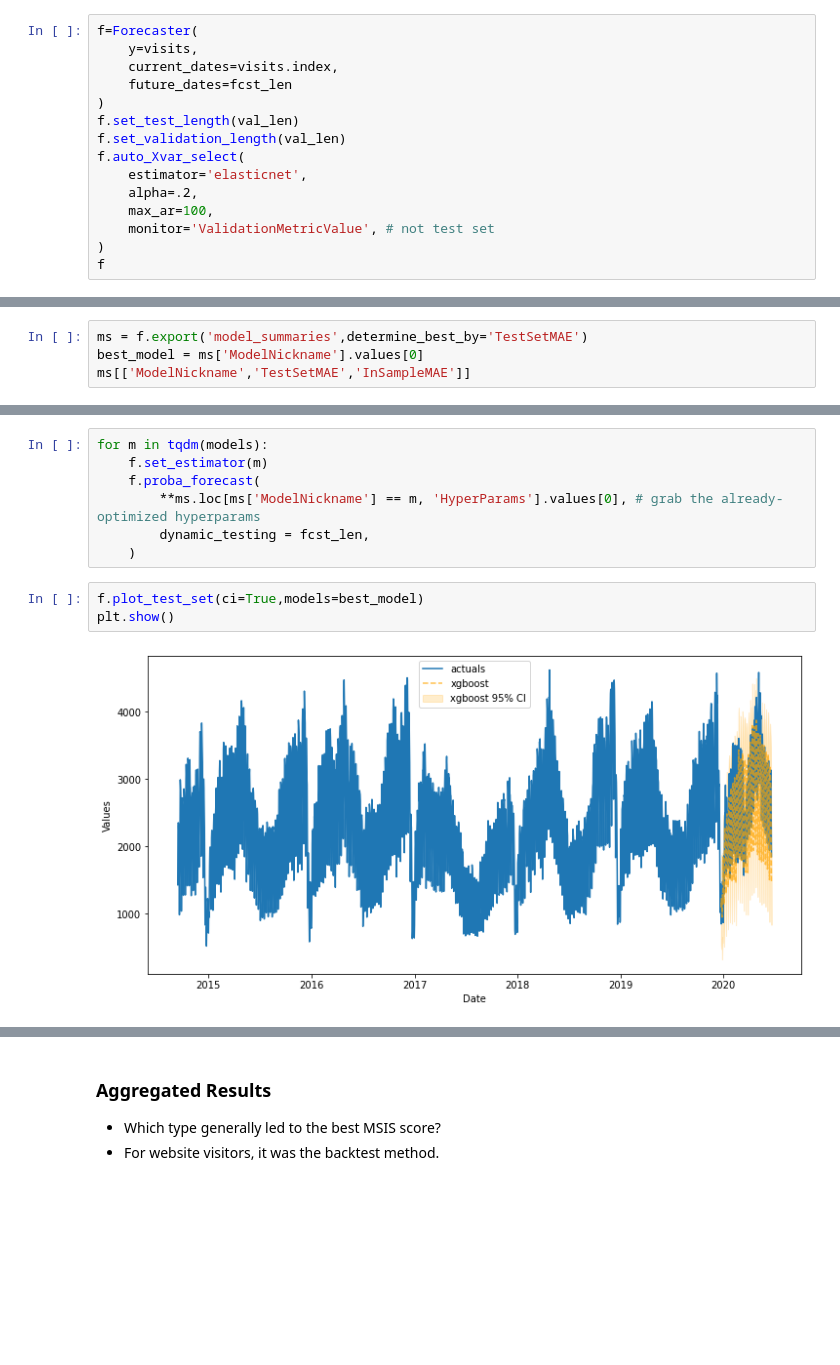
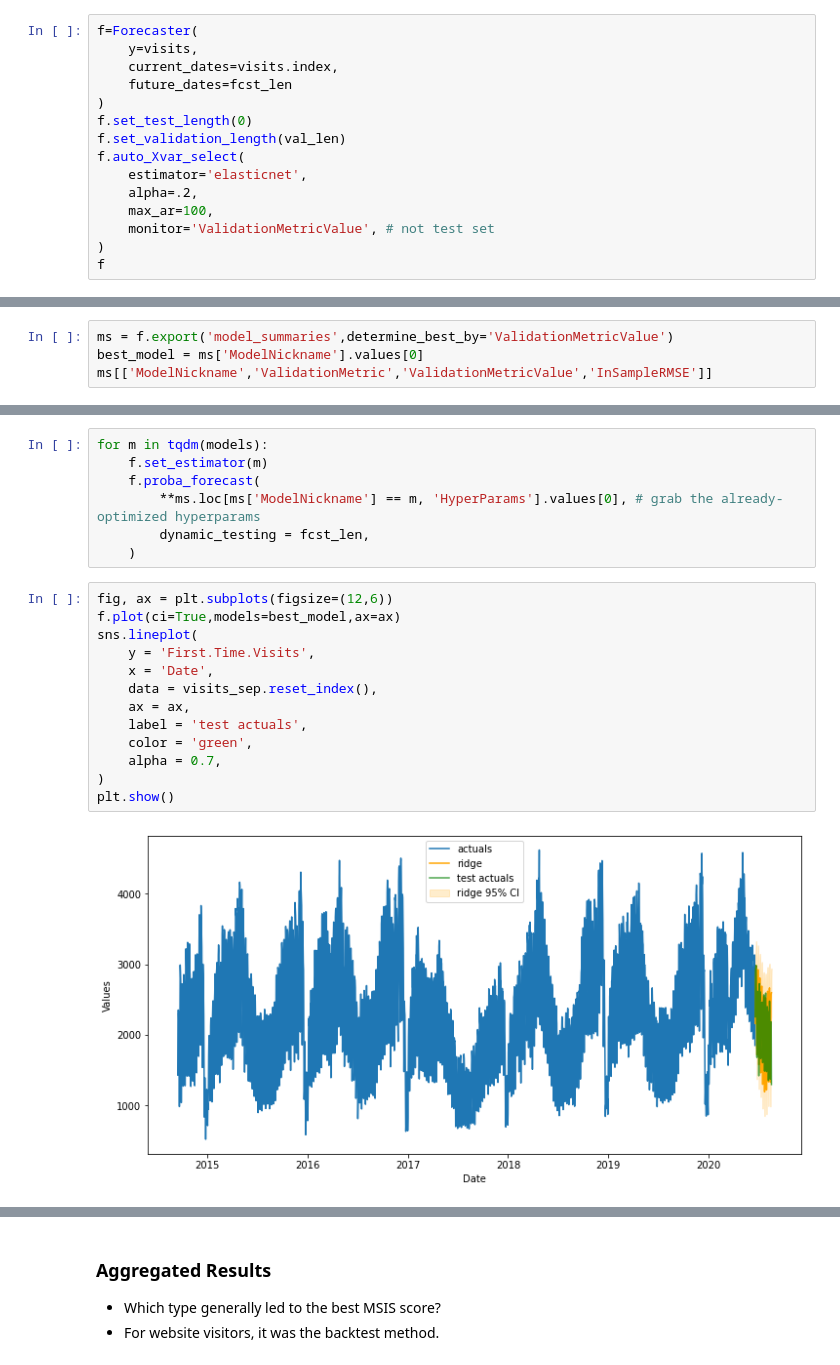
Before and after one commit to mikekeith52/scalecast-examples, a Jupyter notebook: misc/cis/cis.ipynb, the cells around one changed output, grey strips where cells are left out. Cells and saved outputs as stored; diff of their text form; blank space fills up the shorter version.

```diff
--- a/misc/cis/cis.ipynb
+++ b/misc/cis/cis.ipynb
@@ -102,7 +101,7 @@ f=Forecaster(
     current_dates=visits.index,
     future_dates=fcst_len
 )
-f.set_test_length(val_len)
+f.set_test_length(0)
 f.set_validation_length(val_len)
 f.auto_Xvar_select(
     estimator='elasticnet',
@@ -137,6 +135,6 @@ tune_test_forecast(
 )
 # %%
-ms = f.export('model_summaries',determine_best_by='TestSetMAE')
+ms = f.export('model_summaries',determine_best_by='ValidationMetricValue')
 best_model = ms['ModelNickname'].values[0]
-ms[['ModelNickname','TestSetMAE','InSampleMAE']]
+ms[['ModelNickname','ValidationMetric','ValidationMetricValue','InSampleRMSE']]
 # %% [output]
@@ -273,10 +301,20 @@ for m in tqdm(models):
         dynamic_testing = fcst_len,
     )
 # %%
-f.plot_test_set(ci=True,models=best_model)
+fig, ax = plt.subplots(figsize=(12,6))
+f.plot(ci=True,models=best_model,ax=ax)
+sns.lineplot(
+    y = 'First.Time.Visits',
+    x = 'Date',
+    data = visits_sep.reset_index(),
+    ax = ax,
+    label = 'test actuals',
+    color = 'green',
+    alpha = 0.7,
+)
 plt.show()
 # %% [output]
-[figure, old version]
+[figure, new version]
 # %%
 fcsts4 = f.export("lvl_fcsts",cis=True)
 results = score_cis(
```
Also changed, not shown: parts of 61 cells of this notebook.
